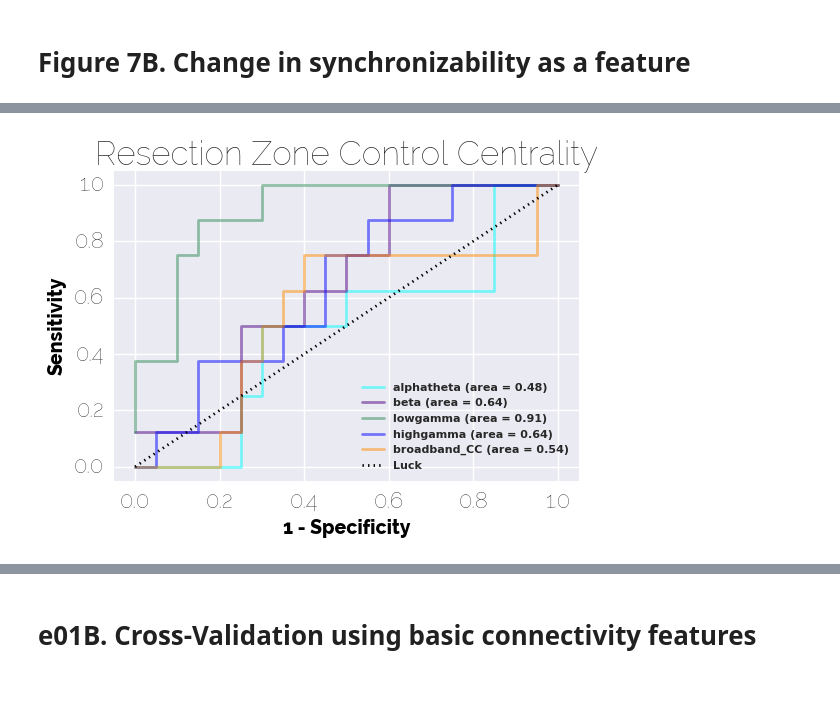
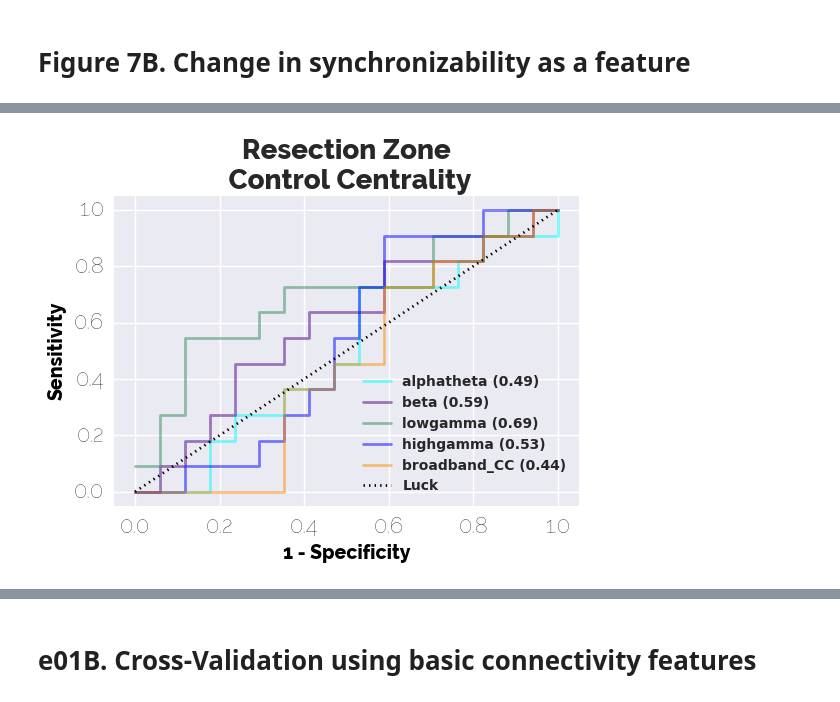
Before and after one commit to ieeg-portal/EpiVR, a Jupyter notebook: rsrch_vresect_validation/e01B. Resection Zone Connectivity Matrix as Features.ipynb, the cells around one changed output, grey strips where cells are left out. Drawn from its saved outputs; the diff is of its cells as text; code cells hidden in the pictures.

```diff
--- a/rsrch_vresect_validation/e01B. Resection Zone Connectivity Matrix as Features.ipynb
+++ b/rsrch_vresect_validation/e01B. Resection Zone Connectivity Matrix as Features.ipynb
@@ -276,7 +318,14 @@ for fconn in ['alphatheta','beta','lowgamma','highgamma','broadband_CC']:
     all_data = ft_matrix[:,1:width+1]
     outcomex = ft_matrix[:,width+1]
 
-    fpr,tpr,threshold = roc_curve(outcomex,np.nanmean(all_data[:,width/2:],axis=1))
+#     fpr,tpr,threshold = roc_curve(outcomex,np.nanmean(all_data[:,width/2:],axis=1)-np.nanmean(all_data[:,:width/2],axis=1))
+    fpr,tpr,threshold = roc_curve(outcomex,np.nanmean(all_data[:,width/2:width/4.0*3.0],axis=1)-np.nanmean(all_data[:,:width/2],axis=1))
+#     fpr,tpr,threshold = roc_curve(outcomex,np.nanmean(all_data[:,width/2:width/4.0*3.0],axis=1))
+    df_outcome = pd.DataFrame(outcomex)
+    df_feat = pd.DataFrame(np.nanmean(all_data[:,width/2:],axis=1)-np.nanmean(all_data[:,:width/2],axis=1))
+    df_outcome.to_csv('../../tmp/Table2_e01B_%s_outcome.csv'%(fconn))
+    df_feat.to_csv('../../tmp/Table2_e01B_%s_feat.csv'%(fconn))
+
     roc_auc = auc(fpr,tpr)
     print roc_auc
 
@@ -1155,3 +1255,14 @@ Virtually resecting node label: EEG MIT 04-Ref because la
+# %%
+for fconn in ['alphatheta','beta','lowgamma','highgamma','broadband_CC']:
+    poor_pre_res[fconn] = [x for x in poor_pre_res[fconn] if str(x) != 'nan']
+    poor_pre_non_res[fconn] = [x for x in poor_pre_non_res[fconn] if str(x) != 'nan']
+    good_pre_res[fconn] = [x for x in good_pre_res[fconn] if str(x) != 'nan']
+    good_pre_non_res[fconn] = [x for x in good_pre_non_res[fconn] if str(x) != 'nan']
+
+    poor_res[fconn] = [x for x in poor_res[fconn] if str(x) != 'nan']
+    poor_non_res[fconn] = [x for x in poor_non_res[fconn] if str(x) != 'nan']
+    good_res[fconn] = [x for x in good_res[fconn] if str(x) != 'nan']
+    good_non_res[fconn] = [x for x in good_non_res[fconn] if str(x) != 'nan']
 # %%
 # Figure font options
 font1 = {'family':'raleway',
@@ -1352,45 +1665,36 @@ for fconn in ['alphatheta','beta','lowgamma','highgamma','broadband_CC']:
                 if(pid != patient_id):
                     continue
                 outcome = data['PATIENTS'][patient_id]['Outcome']
-                # Create entry for each subtype
-                for subtype in ['A', 'B', 'C', 'D']:
-                    avg_data = np.array(())
-                    for clip, clip_data in sorted(clips.items(), key=lambda x:x[0]):
-                        stype = data['PATIENTS'][patient_id]['Events']['Ictal'][clip]['SeizurePhenotype']
-                        if stype != subtype:
-                            continue
-                        res = clip_data
-                        if(res.shape[0] == num_fts+1):
-                            res = res[:num_fts]
-                        try:
-                            avg_data = np.hstack((avg_data,np.reshape(res,(num_fts,1))))
-                        except Exception:
-                            avg_data = np.reshape(res,(num_fts,1))
-                    # Check if subtype exists
-                    if avg_data.shape[0] == 0:
-                        continue
+                avg_data = np.array(())
+                for clip, clip_data in sorted(clips.items(), key=lambda x:x[0]):
+                    res = clip_data
+                    if(res.shape[0] == num_fts+1):
+                        res = res[:num_fts]
+                    try:
+                        avg_data = np.hstack((avg_data,np.reshape(res,(num_fts,1))))
+                    except Exception:
+                        avg_data = np.reshape(res,(num_fts,1))
+                #%DEBUG
+#                     print patient_id, clip, avg_data.shape
+                avg_data = np.nanmedian(avg_data,axis=1)
 
-                    #%DEBUG
-#                     print patient_id, clip, avg_data.shape
-                    avg_data = np.nanmedian(avg_data,axis=1)
-
-                    # Update row_data
-                    row_data = np.append([clip_iter+1],avg_data)
-                    row_data = np.reshape(row_data, (row_data.shape[0],1))
-                    # Update header
-                    if(clip_iter == 0):
-                        for t in range(1,num_fts+1):
-                            out_txt += 'base_sync_'+str(t)+'_%s,'%fconn
-                    if(get_outcome(outcome) == 'Good'):
-                        row_data = np.append(row_data,[0])
-                    else:
-                        row_data = np.append(row_data,[1])
-                    row_data = np.reshape(row_data, (row_data.shape[0],1))
-                    try:
-                        all_data = np.hstack((all_data, np.reshape(row_data,(num_fts+2,1))))
-                    except Exception:
-                        all_data = row_data
-                    clip_iter += 1
+                # Update row_data
+                row_data = np.append([clip_iter+1],avg_data)
+                row_data = np.reshape(row_data, (row_data.shape[0],1))
+                # Update header
+                if(clip_iter == 0):
+                    for t in range(1,num_fts+1):
+                        out_txt += 'base_sync_'+str(t)+'_%s,'%fconn
+                if(get_outcome(outcome) == 'Good'):
+                    row_data = np.append(row_data,[0])
+                else:
+                    row_data = np.append(row_data,[1])
+                row_data = np.reshape(row_data, (row_data.shape[0],1))
+                try:
+                    all_data = np.hstack((all_data, np.reshape(row_data,(num_fts+2,1))))
+                except Exception:
+                    all_data = row_data
+                clip_iter += 1
     ft_matrix = np.array(all_data).T
     all_data = ft_matrix[:,1:width+1]
     outcomex = ft_matrix[:,width+1]
@@ -1429,7 +1733,7 @@ for fconn in ['alphatheta','beta','lowgamma','highgamma','broadband_CC']:
 colors = ['cyan', 'indigo', 'seagreen', 'blue', 'darkorange', 'yellow']
 i = 0
 for fconn, roc_auc, fpr, tpr in roc_results:
-    ax.plot(fpr, tpr, lw=2, color=colors[i], linestyle='-', label = '%s (area = %0.2f)'%(fconn,roc_auc), alpha=0.5)
+    ax.plot(fpr, tpr, lw=2, color=colors[i], linestyle='-', label = '%s (%0.2f)'%(fconn,roc_auc), alpha=0.5)
     ax.hold(True)
     i += 1
 # Plot the ROC curve for luck along with area
@@ -1439,8 +1743,8 @@ ax.set_ylim([-0.05, 1.05])
 
 ax.set_xlabel('1 - Specificity',fontdict={'size':14,'weight':'bold'})
 ax.set_ylabel('Sensitivity',fontdict={'size':14,'weight':'bold'})
-ax.legend(loc="lower right",prop={'size':8,'weight':'bold', 'family':'normal'})
+ax.legend(loc="lower right",prop={'size':10,'weight':'bold', 'family':'normal'})
 
-plt.title('Resection Zone Control Centrality')
+plt.title('Resection Zone\n Control Centrality',fontdict={'size':20})
 plt.savefig('../../fig/Figure7B.svg',bbox_inches='tight', format='svg', dpi=1200)
 # %% [output]
@@ -1453 +1756 @@ broadband_CC -0.355983339401 0.721853042222
-[figure, old version]
+[figure, new version]
```
Also changed, not shown: parts of 24 cells of this notebook, 24 other files.
